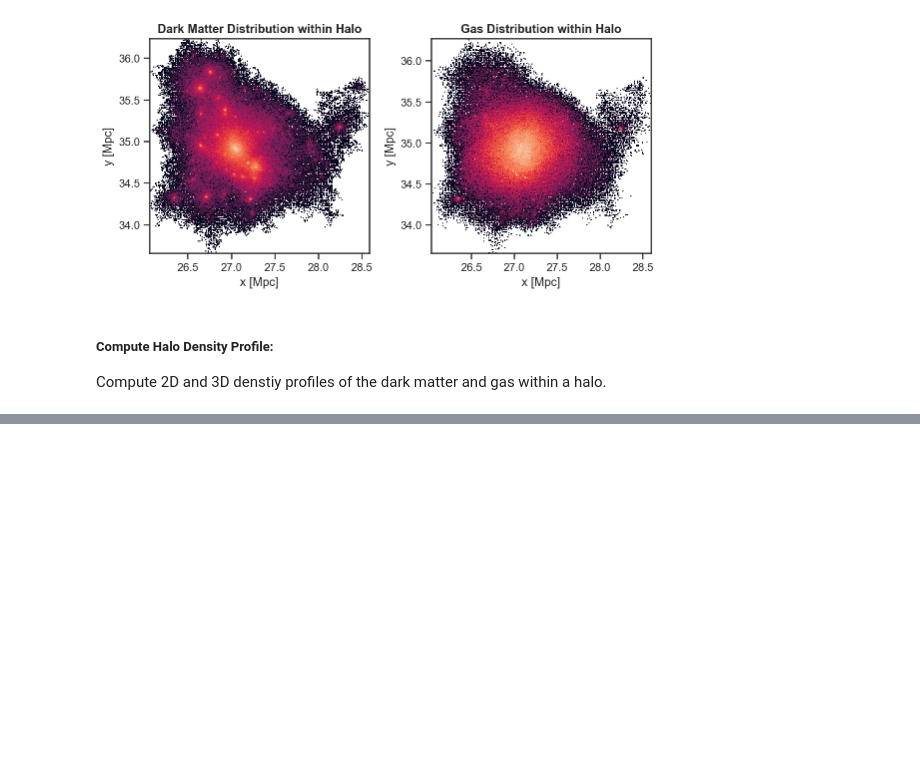
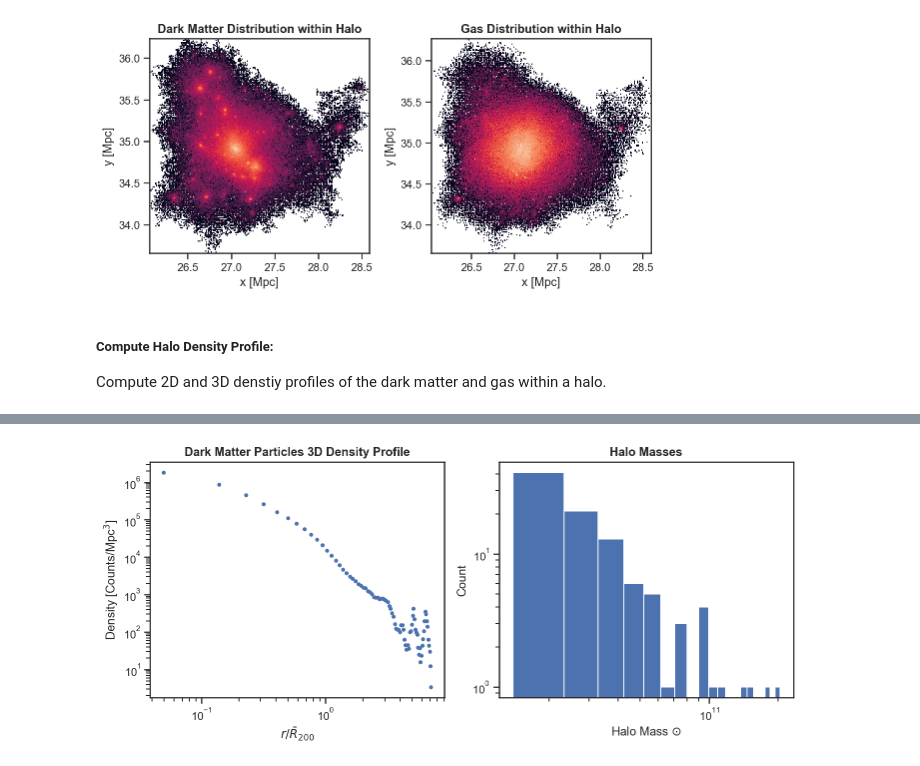
Before and after one commit to samgolds/tng-splashback-measurements, a Jupyter notebook: density_profile_measurements.ipynb, the cells around one changed output, grey strips where cells are left out. Cells and saved outputs as stored; diff of their text form; code cells hidden in the pictures; blank space fills up the shorter version.

Commit message:
averaged over profiles, handle periodic bc, nfw profile

```diff
--- a/density_profile_measurements.ipynb
+++ b/density_profile_measurements.ipynb
@@ -232,0 +301,28 @@ plt.tight_layout()
+# %%
+averaged_rho, averaged_r, binnumbers = scipy.stats.binned_statistic(r_full, rho_full, 'mean', bins=80)
+
+# Compute average wave number of each bin
+averaged_r = averaged_r+(averaged_r[1]-averaged_r[0])/2
+averaged_r = averaged_r[:-1]
+
+plt.figure(figsize=(10, 4.5))
+plt.subplot(1,2,1)
+plt.plot(averaged_r, averaged_rho, '.')
+
+plt.title("Dark Matter Particles 3D Density Profile", fontweight="bold")
+plt.xlabel(r"$r/\bar{R}_{200}$")
+plt.ylabel("Density [Counts/Mpc$^3$]")
+plt.xscale("log")
+plt.yscale("log")
+
+plt.subplot(1,2,2)
+plt.hist(halo_grp['GroupMass'][0:100]*10**10*conv_fac, bins=20)
+plt.title("Halo Masses", fontweight="bold")
+plt.xlabel(r"Halo Mass $\odot$")
+plt.ylabel("Count")
+plt.xscale("log")
+plt.yscale("log")
+
+plt.tight_layout()
+# %% [output]
+[figure, added]
```
Also changed, not shown: parts of 5 cells of this notebook, 1 other file.
